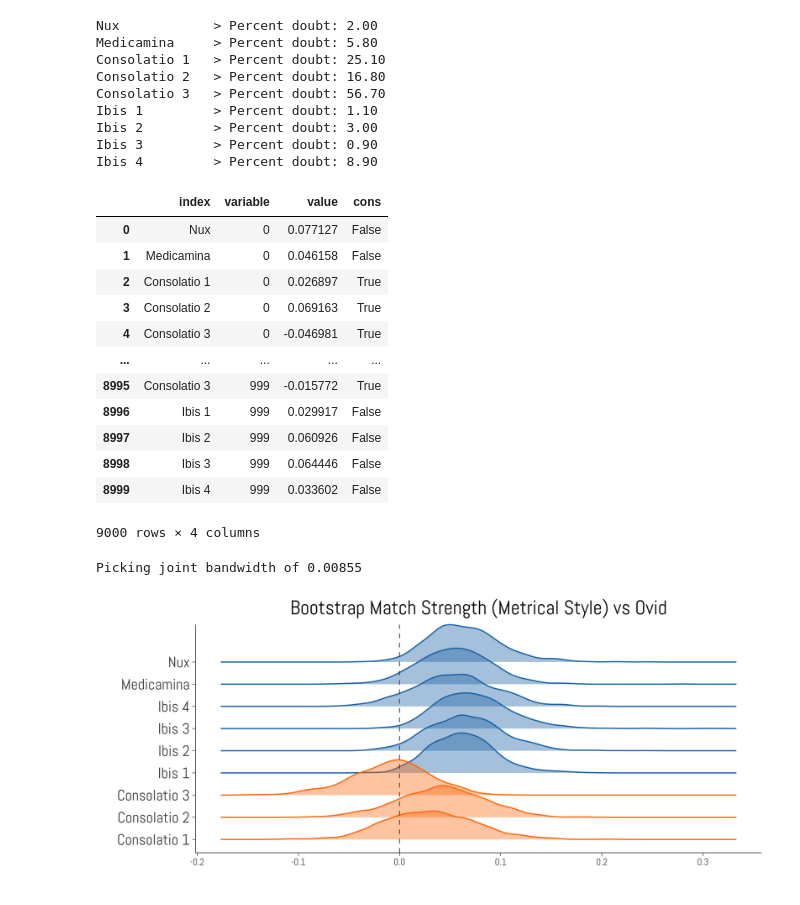
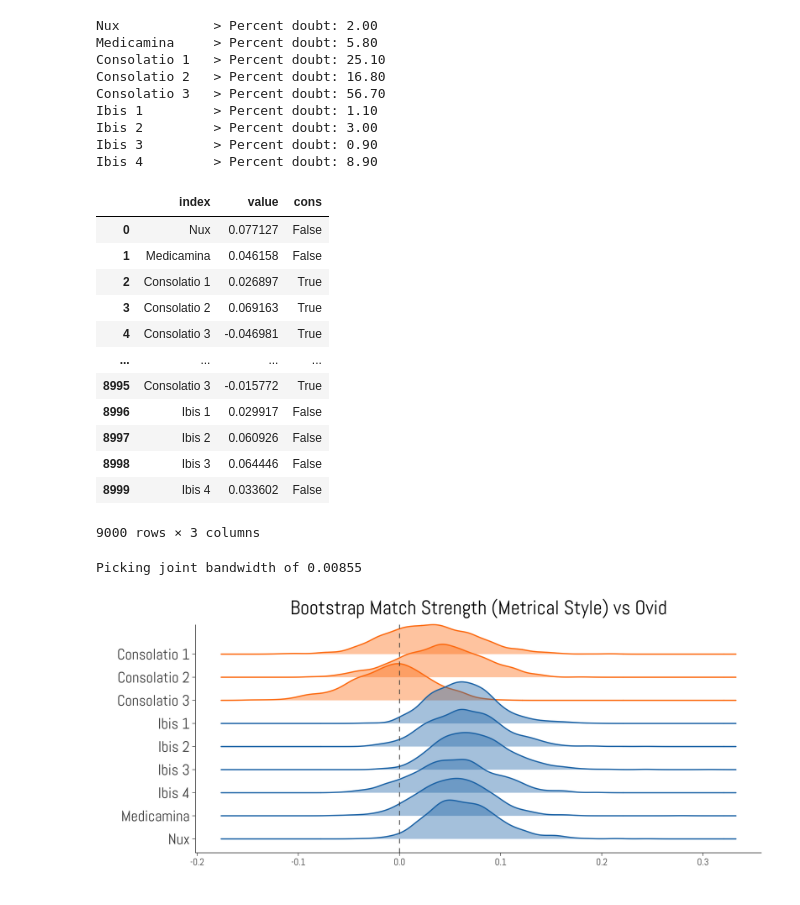
Before and after one commit to bnagy/nux-paper, a Jupyter notebook: repro/nux_boot_poet.ipynb, the cells around one changed output. Cells and saved outputs as stored; diff of their text form; code cells hidden in the pictures.

```diff
--- a/repro/nux_boot_poet.ipynb
+++ b/repro/nux_boot_poet.ipynb
@@ -194,24 +194,24 @@ dff = df.T
 # %%
 dff.reset_index(inplace=True)
 # %%
-tst = dff.melt(id_vars=["index"])
+tst = dff.melt(id_vars=["index"]).drop(["variable"], axis=1)
 # %%
 tst["cons"] = tst["index"].str.startswith("Cons")
 tst
 # %% [output]
-|  | index | variable | value | cons |
-| 0 | Nux | 0 | 0.077127 | False |
-| 1 | Medicamina | 0 | 0.046158 | False |
-| 2 | Consolatio 1 | 0 | 0.026897 | True |
-| 3 | Consolatio 2 | 0 | 0.069163 | True |
-| 4 | Consolatio 3 | 0 | -0.046981 | True |
-| ... | ... | ... | ... | ... |
-| 8995 | Consolatio 3 | 999 | -0.015772 | True |
-| 8996 | Ibis 1 | 999 | 0.029917 | False |
-| 8997 | Ibis 2 | 999 | 0.060926 | False |
-| 8998 | Ibis 3 | 999 | 0.064446 | False |
-| 8999 | Ibis 4 | 999 | 0.033602 | False |
+|  | index | value | cons |
+| 0 | Nux | 0.077127 | False |
+| 1 | Medicamina | 0.046158 | False |
+| 2 | Consolatio 1 | 0.026897 | True |
+| 3 | Consolatio 2 | 0.069163 | True |
+| 4 | Consolatio 3 | -0.046981 | True |
+| ... | ... | ... | ... |
+| 8995 | Consolatio 3 | -0.015772 | True |
+| 8996 | Ibis 1 | 0.029917 | False |
+| 8997 | Ibis 2 | 0.060926 | False |
+| 8998 | Ibis 3 | 0.064446 | False |
+| 8999 | Ibis 4 | 0.033602 | False |
-9000 rows × 4 columns
+9000 rows × 3 columns
 # %%
 %%R -i tst -h 3.5 -w 8 -u in -r 300
 library(ggridges)
@@ -225,36 +225,33 @@ plt <- "ggsci::category10_d3"
 
 ggplot(data=tst,aes(value,y=index,fill=cons,color=cons)) +
 coord_cartesian(clip = "off") +
-
-# Voronoi tesselation for everything
 ggridges::stat_density_ridges(
-    quantile_lines = FALSE, quantiles = 2,
     alpha = .4, size = 0.5,
 ) +
 geom_vline(xintercept=0, colour='grey25', linetype='dashed', size=0.3) +
-scale_y_discrete() +
+scale_y_discrete(limits=rev) +
 scale_color_paletteer_d(plt) +
 scale_fill_paletteer_d(plt) +
 theme_bw() +
 xlab("") +
 ylab("") +
 ggtitle("Bootstrap Match Strength (Metrical Style) vs Ovid") +
 theme(
     panel.border = element_blank(),
     legend.position='none',
     plot.title = element_text(hjust = 0.5, size=17, family="fnt"),
     axis.line.x=element_line(size=0.2),
     axis.line.y=element_line(size=0.2),
     axis.ticks.x=element_line(size=0.2),
     axis.ticks.y=element_line(size=0.2),
     axis.text.x=element_text(size=8, family="fnt"),
     axis.text.y=element_text(size=13, family="fnt"),
     panel.grid.major = element_blank(),
     panel.grid.minor = element_blank(),
 )
 
 # fn <- "../paper/figures/bootstrap_poetics.pdf"
 # ggsave(fn, dpi=600, width=8, height=3.5, device=cairo_pdf)
 # %% [output]
 Picking joint bandwidth of 0.00855
-[figure, old version]
+[figure, new version]
```
Also changed, not shown: 1 other file.
